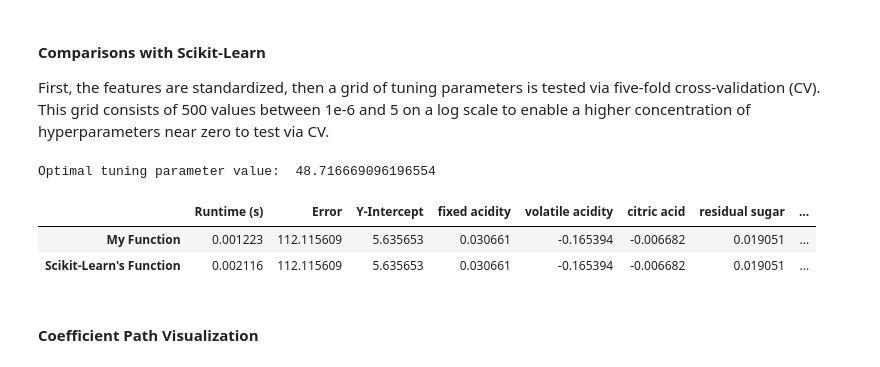
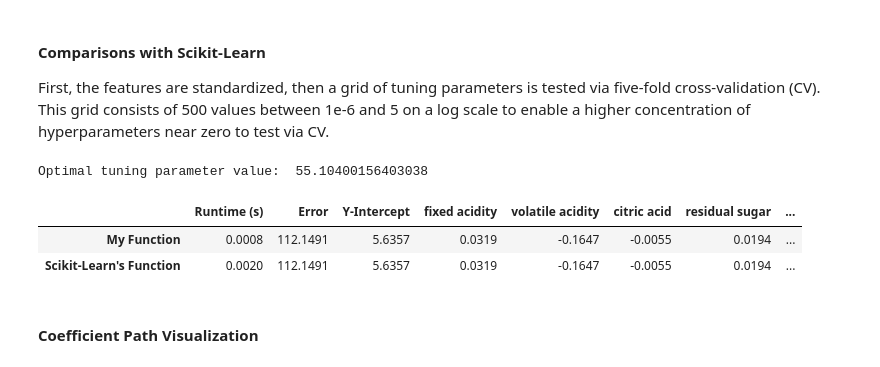
Before and after one commit to wyattowalsh/regularized-linear-regression-deep-dive, a Jupyter notebook: nb.ipynb, the cells around one changed output. Drawn from its saved outputs; the diff is of its cells as text; code cells hidden in the pictures.

```diff
--- a/nb.ipynb
+++ b/nb.ipynb
@@ -314,14 +314,14 @@ First, the features are standardized, then a grid of tuning parameters is tested
 # %%
 ridge_cv = cv.ridge(X_train, y_train, num_lambdas=5000, k=5)
 lambda_star_ridge = ridge_cv[-1]
 print("Optimal tuning parameter value: ", lambda_star_ridge)
-utils.compare_ridge(X_train, y_train, test_vals, \
-              features=list(train.columns[0:-1]), l=lambda_star_ridge)
+utils.compare(X_train, y_train, test_vals, \
+              features=list(train.columns[0:-1]), model=lr.ridge, l2=lambda_star_ridge)
 # %% [output]
-Optimal tuning parameter value:  48.716669096196554
+Optimal tuning parameter value:  55.10400156403038
 |  | Runtime (s) | Error | Y-Intercept | fixed acidity | volatile acidity | citric acid | residual sugar | ... |
-| My Function | 0.001223 | 112.115609 | 5.635653 | 0.030661 | -0.165394 | -0.006682 | 0.019051 | ... |
-| Scikit-Learn's Function | 0.002116 | 112.115609 | 5.635653 | 0.030661 | -0.165394 | -0.006682 | 0.019051 | ... |
+| My Function | 0.0008 | 112.1491 | 5.6357 | 0.0319 | -0.1647 | -0.0055 | 0.0194 | ... |
+| Scikit-Learn's Function | 0.0020 | 112.1491 | 5.6357 | 0.0319 | -0.1647 | -0.0055 | 0.0194 | ... |
 # %% [markdown]
 #### Coefficient Path Visualization
 # %%
```
Also changed, not shown: parts of 12 cells of this notebook, 4 other files.
